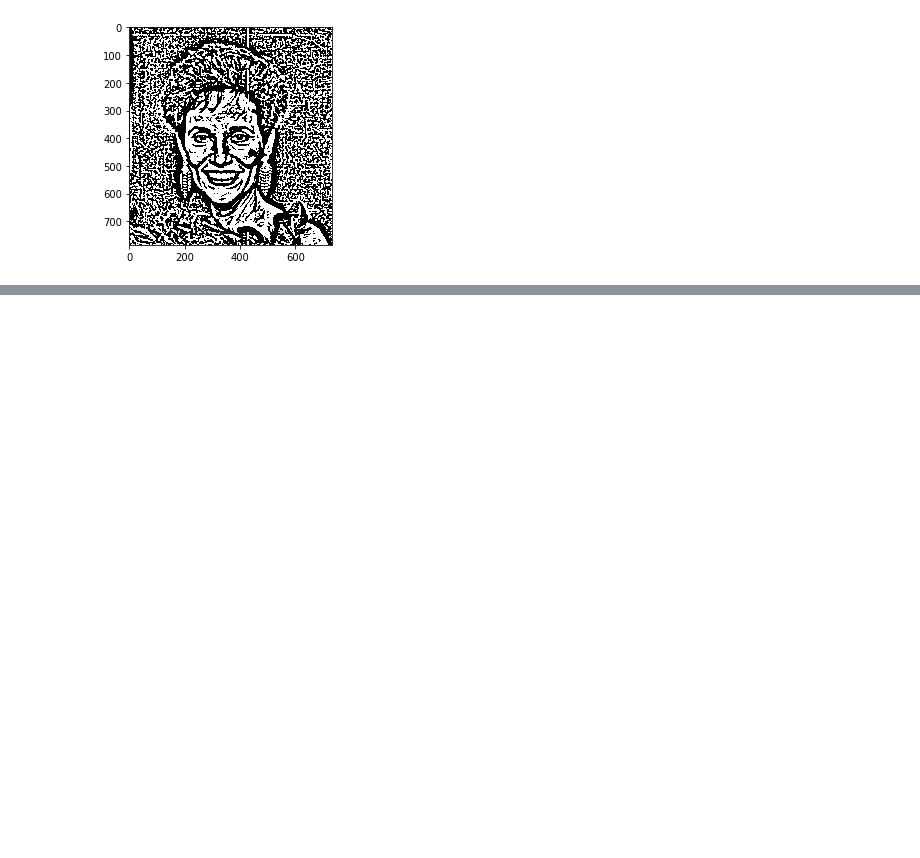
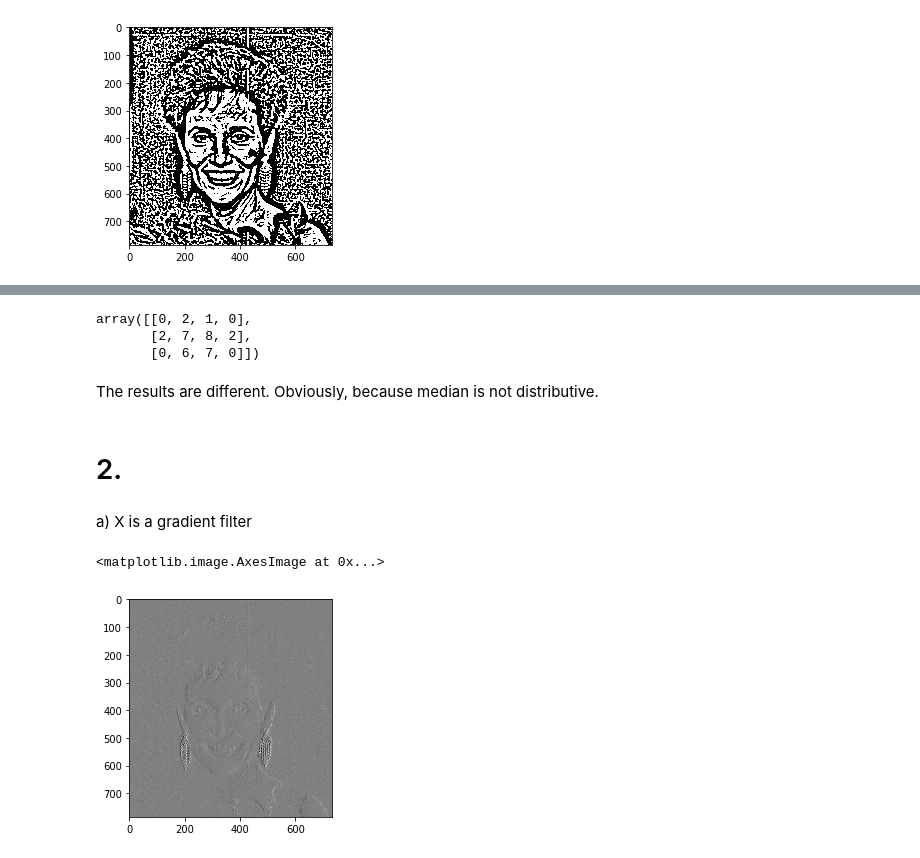
Before and after one commit to NotNANtoN/CV, a Jupyter notebook: week4/hw4.ipynb, the cells around one changed output, grey strips where cells are left out. Saved outputs shown, nothing was run; the diff lists cells and outputs as text; code cells hidden in the pictures; blank space fills up the shorter version.

```diff
--- a/week4/hw4.ipynb
+++ b/week4/hw4.ipynb
@@ -68,0 +90,18 @@ plt.imshow(curves, cmap="gray")
+# %%
+med_A + med_B
+# %% [output]
+array([[0, 2, 1, 0],
+       [2, 7, 8, 2],
+       [0, 6, 7, 0]])
+# %% [markdown]
+The results are different. Obviously, because median is not distributive.
+# %% [markdown]
+# 2.
+# %% [markdown]
+a)
+X is a gradient filter
+# %%
+plt.imshow(convolve2d(woman, np.array([[-1, 0, 1]]), mode="same"), cmap="gray")
+# %% [output]
+<matplotlib.image.AxesImage at 0x...>
+[figure, added]
```
Also changed, not shown: parts of 16 cells of this notebook.
